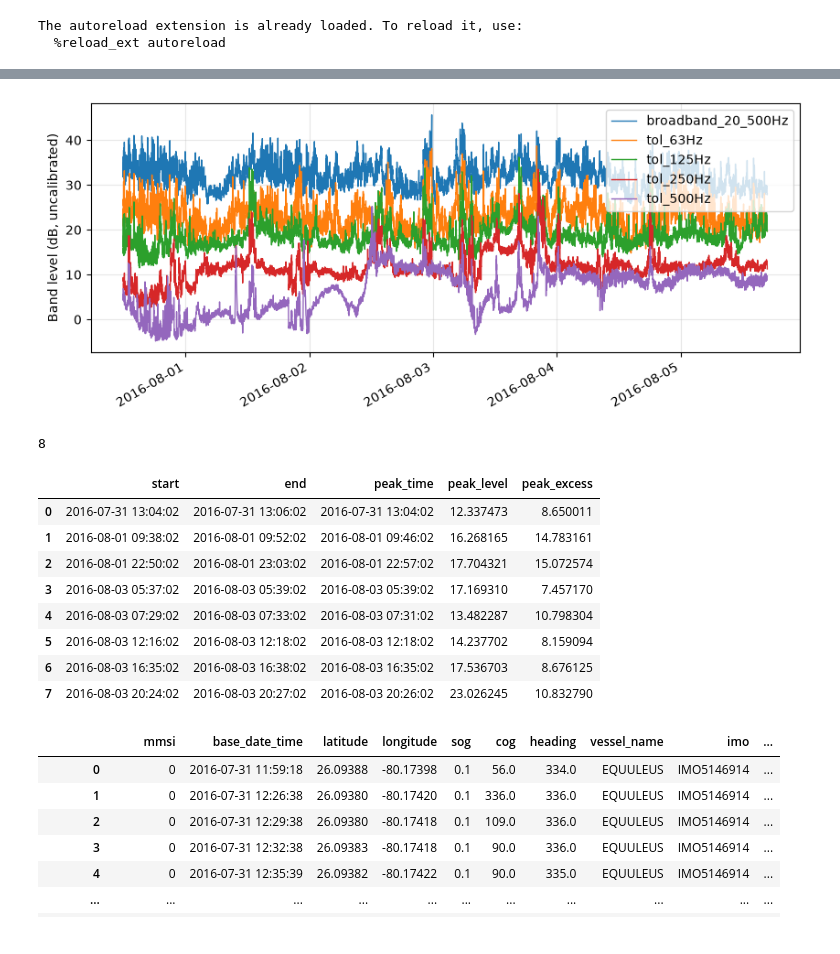
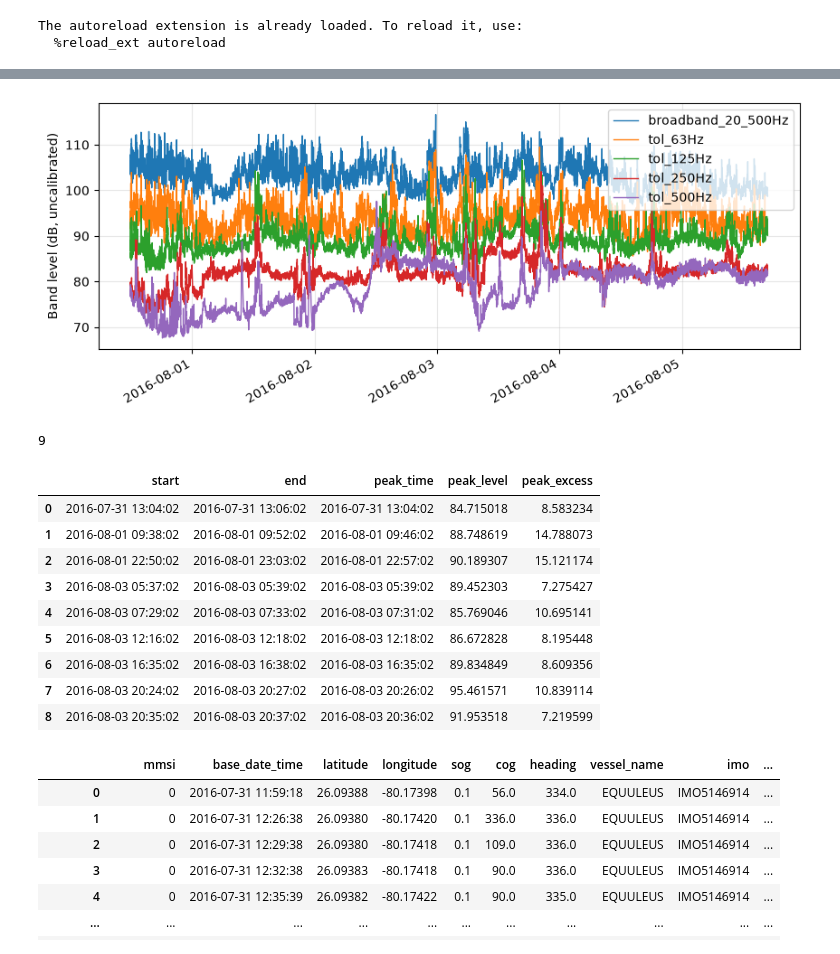
Before and after one commit to florspag/acoustic_vessels, a Jupyter notebook: vessel.ipynb, the cells around one changed output, grey strips where cells are left out. Cells and saved outputs as stored; diff of their text form; code cells hidden in the pictures.

Commit message:
add: enable to use metadata (calibration) through time

```diff
--- a/vessel.ipynb
+++ b/vessel.ipynb
@@ -28,6 +31,7 @@ logging.getLogger("audio_files").setLevel(logging.INFO)
 BUCKET = "noaa-passive-bioacoustic"
 FILES_PREFIX = "sefsc/audio/gomex/ef/sefsc_gomex_ef_01"
 store = GCStore(bucket=BUCKET)
+local_store = LocalStore("downloads")
 START_DATE = pd.Timestamp(2016, 7, 31)
 END_DATE = pd.Timestamp(2016, 8, 5)
 # %%
@@ -92,0 +104,5 @@ spectral_densities = extract_spectrum_multiple_files(audio_files=auds, t0=t0, t1
+# %%
+catalog = Catalog(local_store)
+times, freqs, psds, calibrated = extract_spectrum_multiple_files(
+    files, t0, t1, catalog=catalog, workers=4,
+)
@@ -93,11 +118,8 @@ spectral_densities = extract_spectrum_multiple_files(audio_files=auds, t0=t0, t1
 # %%
-times = spectral_densities[0]
-freqs = spectral_densities[1]
-psds = spectral_densities[2]
 bands_def = standard_bands(fmax=freqs[-1])
 plot_bands_timeserie(times=times, freqs=freqs, psds=psds, bands_def=bands_def)
 # %% [output]
-[figure, old version]
+[figure, new version]
 # %%
 bands_def = standard_bands(fmax=freqs[-1])
 
@@ -111,19 +133,20 @@ events, val, excess=  acoustic_events(times=times, band_level=bands_lvl[bnd], ba
 # %%
 len(events)
 # %% [output]
-8
+9
 # %%
 events
 # %% [output]
 |  | start | end | peak_time | peak_level | peak_excess |
-| 0 | 2016-07-31 13:04:02 | 2016-07-31 13:06:02 | 2016-07-31 13:04:02 | 12.337473 | 8.650011 |
-| 1 | 2016-08-01 09:38:02 | 2016-08-01 09:52:02 | 2016-08-01 09:46:02 | 16.268165 | 14.783161 |
-| 2 | 2016-08-01 22:50:02 | 2016-08-01 23:03:02 | 2016-08-01 22:57:02 | 17.704321 | 15.072574 |
-| 3 | 2016-08-03 05:37:02 | 2016-08-03 05:39:02 | 2016-08-03 05:39:02 | 17.169310 | 7.457170 |
-| 4 | 2016-08-03 07:29:02 | 2016-08-03 07:33:02 | 2016-08-03 07:31:02 | 13.482287 | 10.798304 |
-| 5 | 2016-08-03 12:16:02 | 2016-08-03 12:18:02 | 2016-08-03 12:18:02 | 14.237702 | 8.159094 |
-| 6 | 2016-08-03 16:35:02 | 2016-08-03 16:38:02 | 2016-08-03 16:35:02 | 17.536703 | 8.676125 |
-| 7 | 2016-08-03 20:24:02 | 2016-08-03 20:27:02 | 2016-08-03 20:26:02 | 23.026245 | 10.832790 |
+| 0 | 2016-07-31 13:04:02 | 2016-07-31 13:06:02 | 2016-07-31 13:04:02 | 84.715018 | 8.583234 |
+| 1 | 2016-08-01 09:38:02 | 2016-08-01 09:52:02 | 2016-08-01 09:46:02 | 88.748619 | 14.788073 |
+| 2 | 2016-08-01 22:50:02 | 2016-08-01 23:03:02 | 2016-08-01 22:57:02 | 90.189307 | 15.121174 |
+| 3 | 2016-08-03 05:37:02 | 2016-08-03 05:39:02 | 2016-08-03 05:39:02 | 89.452303 | 7.275427 |
+| 4 | 2016-08-03 07:29:02 | 2016-08-03 07:33:02 | 2016-08-03 07:31:02 | 85.769046 | 10.695141 |
+| 5 | 2016-08-03 12:16:02 | 2016-08-03 12:18:02 | 2016-08-03 12:18:02 | 86.672828 | 8.195448 |
+| 6 | 2016-08-03 16:35:02 | 2016-08-03 16:38:02 | 2016-08-03 16:35:02 | 89.834849 | 8.609356 |
+| 7 | 2016-08-03 20:24:02 | 2016-08-03 20:27:02 | 2016-08-03 20:26:02 | 95.461571 | 10.839114 |
+| 8 | 2016-08-03 20:35:02 | 2016-08-03 20:37:02 | 2016-08-03 20:36:02 | 91.953518 | 7.219599 |
 # %%
 ais = AIS()
 df = ais.load_ais(start=t0, end=t1)
```
Also changed, not shown: parts of 10 cells of this notebook, 5 other files.
